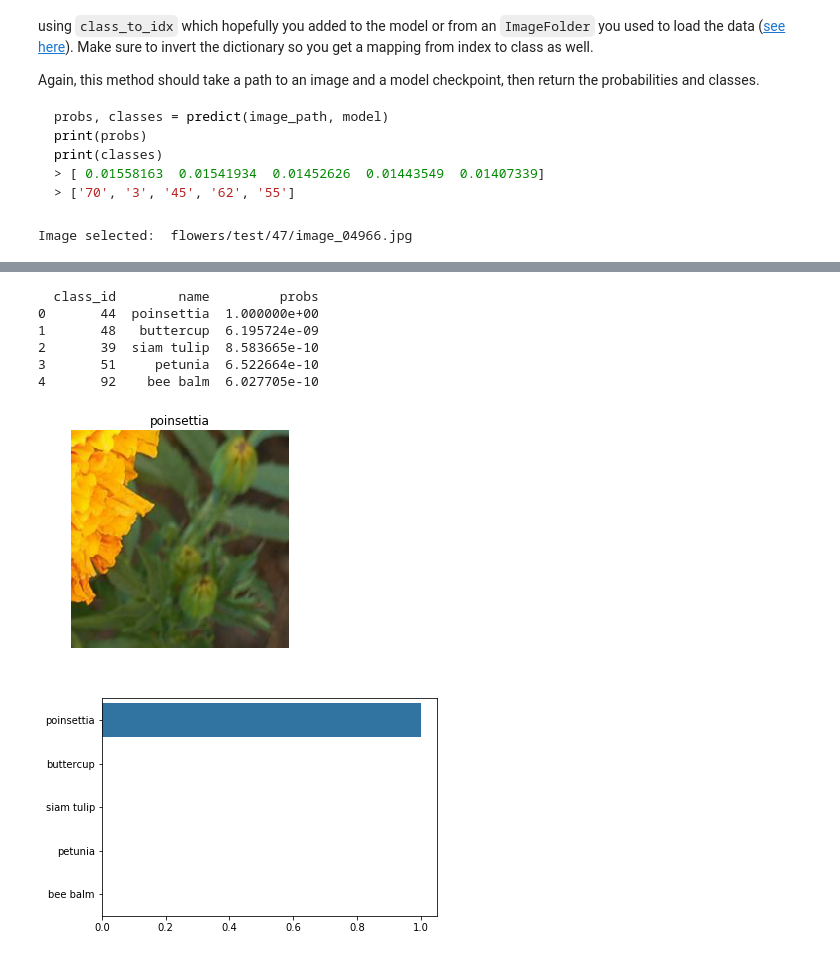
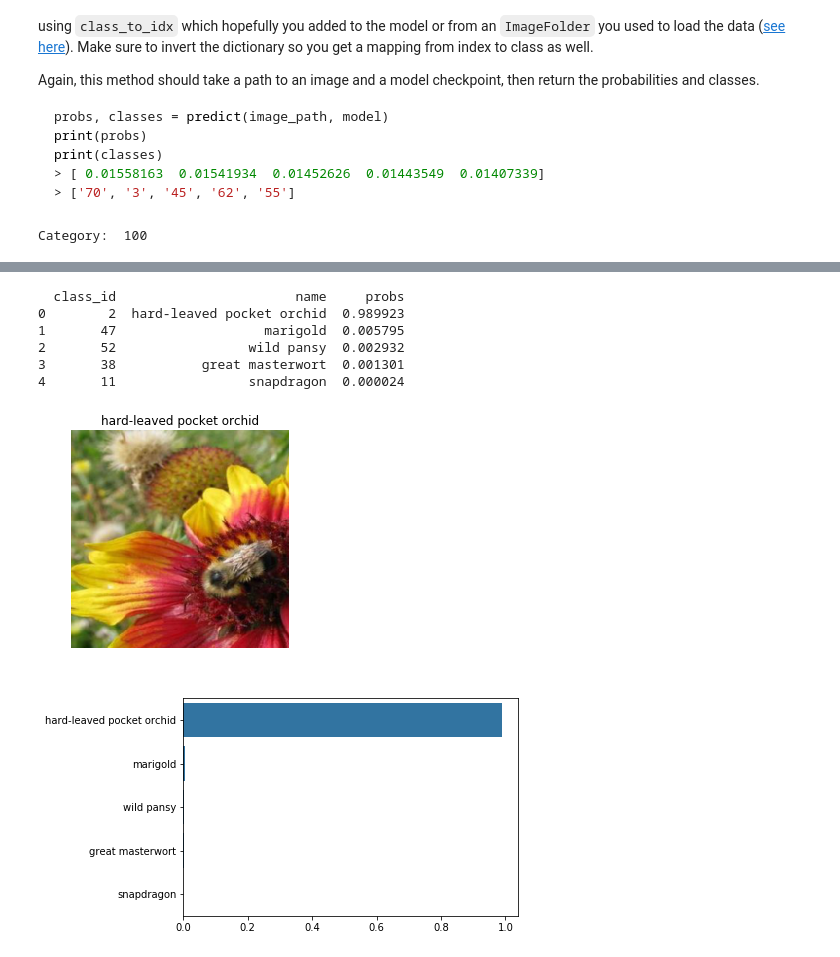
Before and after one commit to dongerardor/udacity_aiwithpython, a Jupyter notebook: Image Classifier Project.ipynb, the cells around one changed output, grey strips where cells are left out. Cells and saved outputs as stored; diff of their text form; code cells hidden in the pictures.

```diff
--- a/Image Classifier Project.ipynb
+++ b/Image Classifier Project.ipynb
@@ -133,7 +133,7 @@ optimizer = optim.Adam(model.classifier.parameters(), lr=0.001)
 import datetime # delete afterwards
 time_0 = datetime.datetime.now() # delete afterwards
 
-epochs = 15
+epochs = 6
 steps = 0
 running_loss = 0
 print_every = 5
@@ -370,22 +370,38 @@ def predict(image_path, model, device, topk=5):
         classes = classes.detach().cpu().numpy().tolist()[0]
 
     return probs, classes
-# %%
-image_list = ['/11/image_03165.jpg', '/100/image_07926.jpg', '/100/image_07896.jpg', '/43/image_02371.jpg', '/43/image_02349.jpg', '/47/image_04966.jpg']
-test_image_path = test_dir + random.choice(image_list)
-print("Image selected: ", test_image_path)
-model_path = 'checkpoint.pth'
-probs, classes = predict(test_image_path, model, device)
-
-
-# test_image_path = test_dir + '/11/image_03165.jpg'
-# test_image_path = test_dir + '/100/image_07926.jpg'
-# test_image_path = test_dir + '/100/image_07896.jpg'
-# test_image_path = test_dir + '/43/image_02371.jpg'
-#test_image_path = test_dir + '/43/image_02349.jpg'
-#test_image_path = test_dir + '/47/image_04966.jpg'
-# %% [output]
-Image selected:  flowers/test/47/image_04966.jpg
+# %%
+# pick_image randomly selects an image for testing
+def pick_image():
+    image_list = [
+        '/11/image_03165.jpg',
+        '/100/image_07926.jpg',
+        '/100/image_07896.jpg',
+        '/43/image_02371.jpg',
+        '/43/image_02349.jpg',
+        '/47/image_04966.jpg',
+        '/14/image_06052.jpg',
+        '/14/image_06091.jpg',
+        '/35/image_06986.jpg',
+        '/35/image_08084.jpg',
+        '/49/image_06202.jpg',
+        '/49/image_06215.jpg',
+        '/79/image_06726.jpg',
+        '/93/image_06016.jpg',
+        '/81/image_00818.jpg',
+        '/81/image_00946.jpg'
+    ]
+
+    image_picked = random.choice(image_list)
+    image_picked_category = image_picked.split('/')[1]
+    print("Category: ", image_picked_category)
+
+    return test_dir + image_picked
+# %%
+selected_image = pick_image()
+probs, classes = predict(selected_image, model, device)
+# %% [output]
+Category:  100
 # %% [markdown]
 ## Sanity Checking
 
@@ -399,39 +415,39 @@ You can convert from the class integer encoding to actual flower names with the
 
 classes_list = []
 
 for i in range(len(classes)):
     class_id = str(classes[i])
     cat_name = cat_to_name[class_id]
     cat_probs = probs[i]
     class_dict = {
         'name': cat_name,
         'probs': cat_probs,
         'class_id': class_id
     }
     classes_list.append(class_dict)
 
 sorted_classes_list = sorted(classes_list, key=lambda k: k['probs'], reverse=True)
 most_probable_flower = sorted_classes_list[0]
 
-flower = imshow(process_image(test_image_path))
+flower = imshow(process_image(selected_image))
 flower.axis('off')
 flower.set_title(most_probable_flower['name'])
 
 plt.figure()
 data_frame = pd.DataFrame(data=sorted_classes_list)
 print(data_frame)
 
 chart = sb.barplot(data = data_frame, x = 'probs', y = 'name', color = sb.color_palette()[0])
 chart.set_ylabel('')
 chart.set_xlabel('')
 
 plt.show()
 # %% [output]
-  class_id        name         probs
-0       44  poinsettia  1.000000e+00
-1       48   buttercup  6.195724e-09
-2       39  siam tulip  8.583665e-10
-3       51     petunia  6.522664e-10
-4       92    bee balm  6.027705e-10
+  class_id                       name     probs
+0        2  hard-leaved pocket orchid  0.989923
+1       47                   marigold  0.005795
+2       52                 wild pansy  0.002932
+3       38           great masterwort  0.001301
+4       11                 snapdragon  0.000024
-[figure, old version]
+[figure, new version]
-[figure, old version]
+[figure, new version]
```
Also changed, not shown: parts of 2 cells of this notebook.
